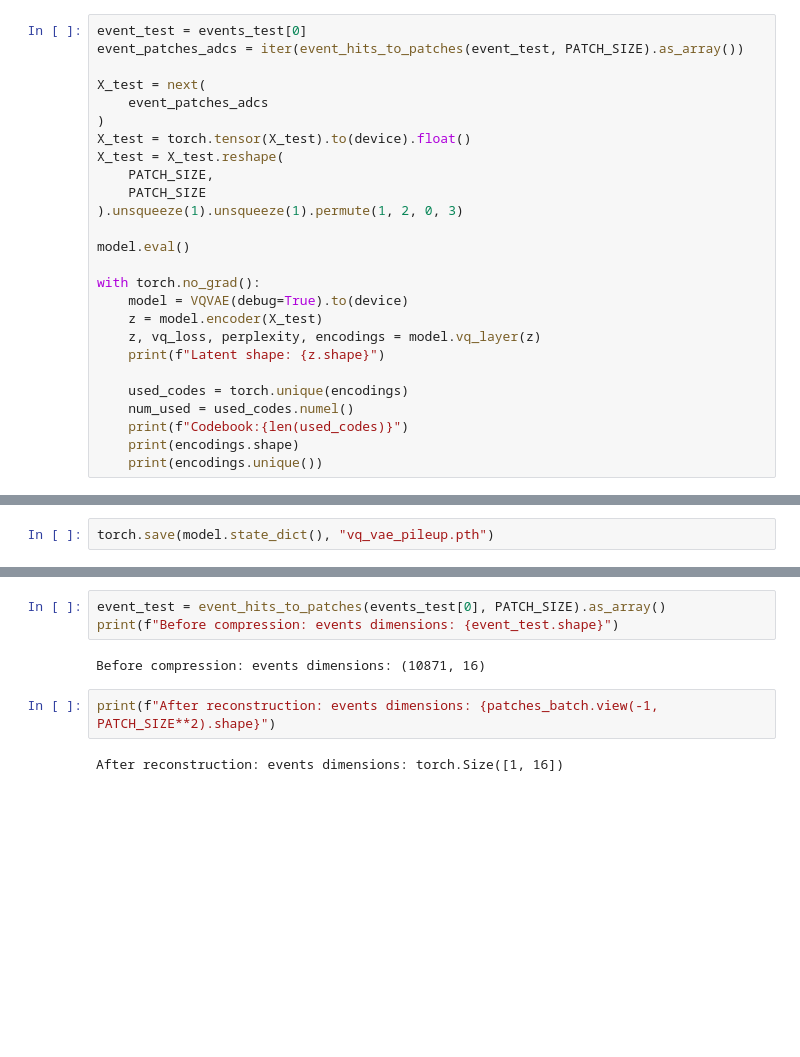
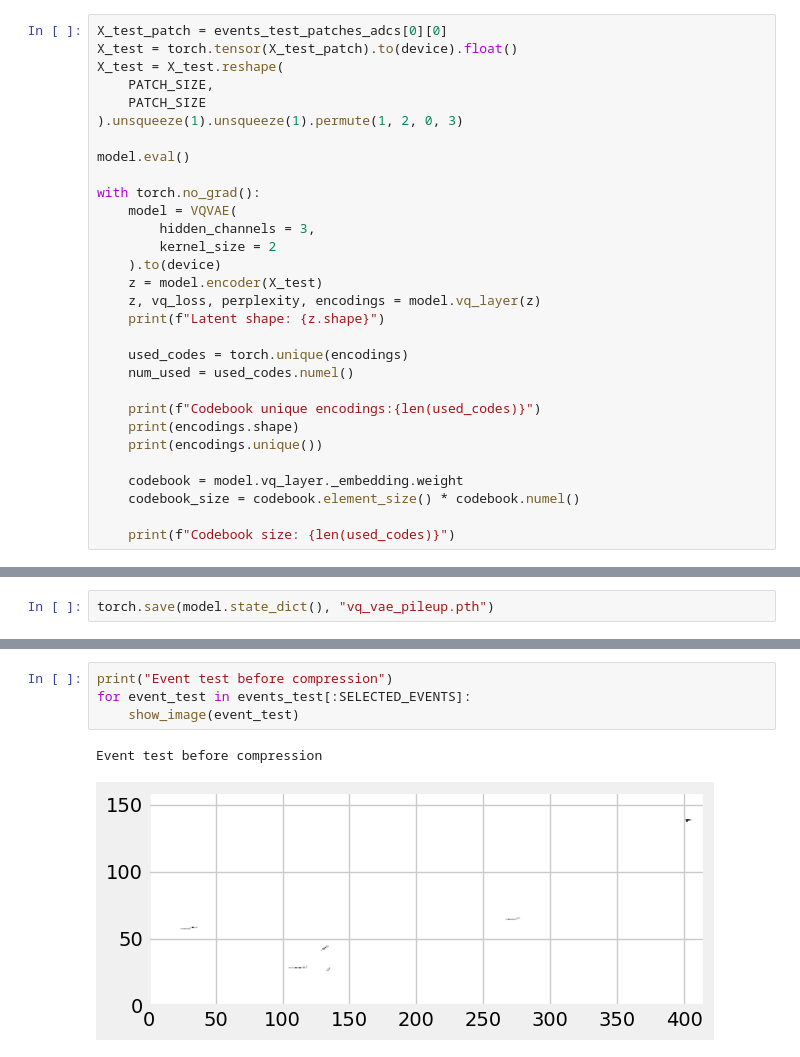
Before and after one commit to pauliusB20/vq-vae-experiments, a Jupyter notebook: cms_particle_hits/main.ipynb, the cells around one changed output, grey strips where cells are left out. Drawn from its saved outputs; the diff is of its cells as text; blank space fills up the shorter version.

```diff
--- a/cms_particle_hits/main.ipynb
+++ b/cms_particle_hits/main.ipynb
@@ -575,11 +648,6 @@ Epoch [8/60] Average Loss: 366.6978
 # %%
-event_test = events_test[0]
-event_patches_adcs = iter(event_hits_to_patches(event_test, PATCH_SIZE).as_array())
-
-X_test = next(
-    event_patches_adcs
-)
-X_test = torch.tensor(X_test).to(device).float()
+X_test_patch = events_test_patches_adcs[0][0]
+X_test = torch.tensor(X_test_patch).to(device).float()
 X_test = X_test.reshape(
     PATCH_SIZE,
     PATCH_SIZE
@@ -588,14 +656,23 @@ X_test = X_test.reshape(
 model.eval()
 
 with torch.no_grad():
-    model = VQVAE(debug=True).to(device)
+    model = VQVAE(
+        hidden_channels = 3,
+        kernel_size = 2
+    ).to(device)
     z = model.encoder(X_test)
     z, vq_loss, perplexity, encodings = model.vq_layer(z)
     print(f"Latent shape: {z.shape}")
 
     used_codes = torch.unique(encodings)
     num_used = used_codes.numel()
-    print(f"Codebook:{len(used_codes)}")
+
+    print(f"Codebook unique encodings:{len(used_codes)}")
     print(encodings.shape)
     print(encodings.unique())
+
+    codebook = model.vq_layer._embedding.weight
+    codebook_size = codebook.element_size() * codebook.numel()
+
+    print(f"Codebook size: {len(used_codes)}")
 # %% [output]
@@ -707,9 +901,7 @@ After compression
-# %%
-event_test = event_hits_to_patches(events_test[0], PATCH_SIZE).as_array()
-print(f"Before compression: events dimensions: {event_test.shape}")
-# %% [output]
-Before compression: events dimensions: (10871, 16)
-# %%
-print(f"After reconstruction: events dimensions: {patches_batch.view(-1, PATCH_SIZE**2).shape}")
-# %% [output]
-After reconstruction: events dimensions: torch.Size([1, 16])
+# %%
+print("Event test before compression")
+for event_test in events_test[:SELECTED_EVENTS]:
+    show_image(event_test)
+# %% [output]
+Event test before compression
+[figure, added]
```
Also changed, not shown: parts of 31 cells of this notebook.
